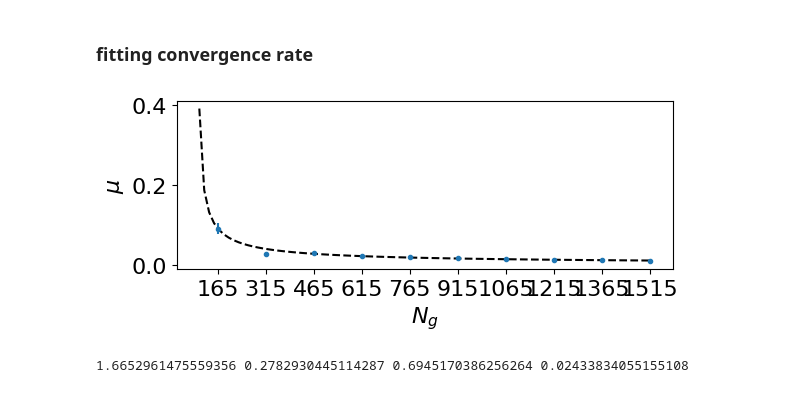
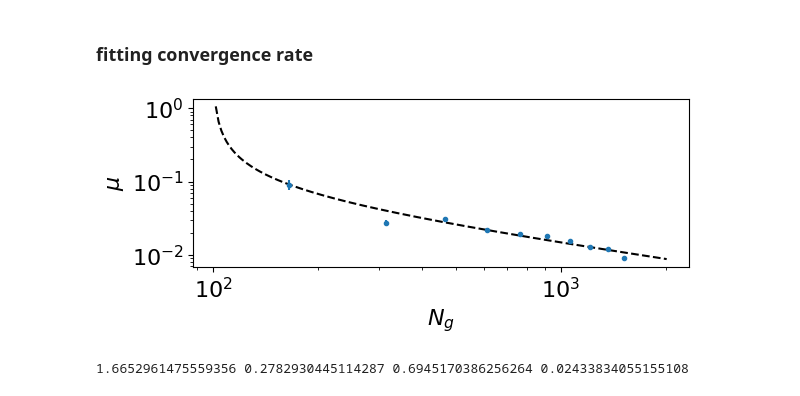
Before and after one commit to hvermaQ/VQE, a Jupyter notebook: noisy_global_comp_COBYLA_assumptions copy.ipynb, the cells around one changed output. Drawn from its saved outputs; the diff is of its cells as text; code cells hidden in the pictures.

```diff
--- a/noisy_global_comp_COBYLA_assumptions copy.ipynb
+++ b/noisy_global_comp_COBYLA_assumptions copy.ipynb
@@ -234,38 +236,38 @@ plt.errorbar(gate_ctt[0:n_lay], gam[0:n_lay], yerr=gam_err[0:n_lay], fmt='.')
 #pfit, cv  = np.polyfit(gate_ct[0:n_lay], np.log(gam[0:n_lay]), w = 1/np.sqrt(gam_err[0:n_lay]), deg=1, cov = True)
 
 #Fit model with weights
 pm, cv = curve_fit(noiseless_power_model, gate_ctt[0:n_lay], gam[0:n_lay], sigma=gam_err[0:n_lay], absolute_sigma=True)
 a, b = pm
 a_err, b_err = np.sqrt(np.diag(cv))
-#Plot fitted exponential model
-x_fit = np.linspace(1, gate_ctt[n_lay-1], 100)
+#Plot fitted model
+x_fit = np.linspace(100, gate_ctt[n_lay-1]+500, 1000)
 y_fit = noiseless_power_model(x_fit, a, b)
 #plt.plot(x_fit, y_fit)
 
 y_fitt = noiseless_power_model(gate_ctt[0:n_lay], a, b)
 
 residuals = np.array(gam[0:n_lay]) - y_fitt
 chi_sq = np.sum(np.divide(residuals, np.array(gam_err[0:n_lay])))
 ss_res = np.sum(residuals**2)
 ss_tot = np.sum(( np.array(gam[0:n_lay])-np.mean( np.array(gam[0:n_lay])))**2)
 r_sq = 1 - (ss_res / ss_tot)
 
 # Create sequence of 100 numbers from 0 to 100
 #xn = np.linspace(1, gate_ct[n_lay-1], num=50)
 
 # Plot regression line
 ax.plot(x_fit, y_fit, '--k', lw=1.5);
 ax.set_xlabel(r'$N_g$')
 ax.set_xticks(gate_ctt)
 ax.set_ylabel(r'$ \mu$')
-#ax.set_xscale('log')
-#ax.set_yscale('log')
+ax.set_xscale('log')
+ax.set_yscale('log')
 #ax.set_xlim([100,2000])
 #ax.set_ylim([0.005,0.5])
 #plt.savefig('noiseless_gamma_fit.pdf', bbox_inches = 'tight')
 plt.show()
 # %% [output]
-[figure, old version]
+[figure, new version]
 # %%
 print(a, a_err, b, b_err)
 # %% [output]
```
Also changed, not shown: parts of 29 cells of this notebook, 6 other files.
